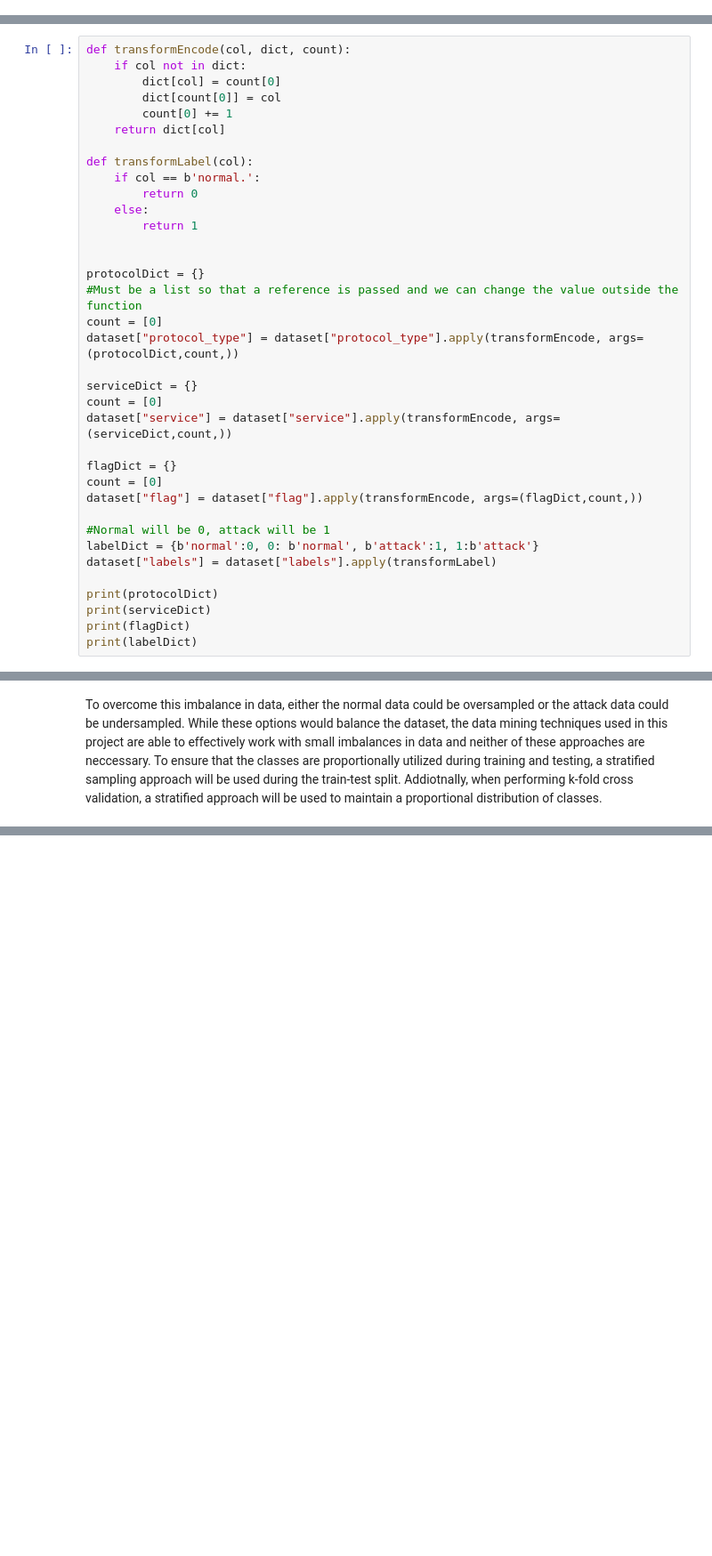
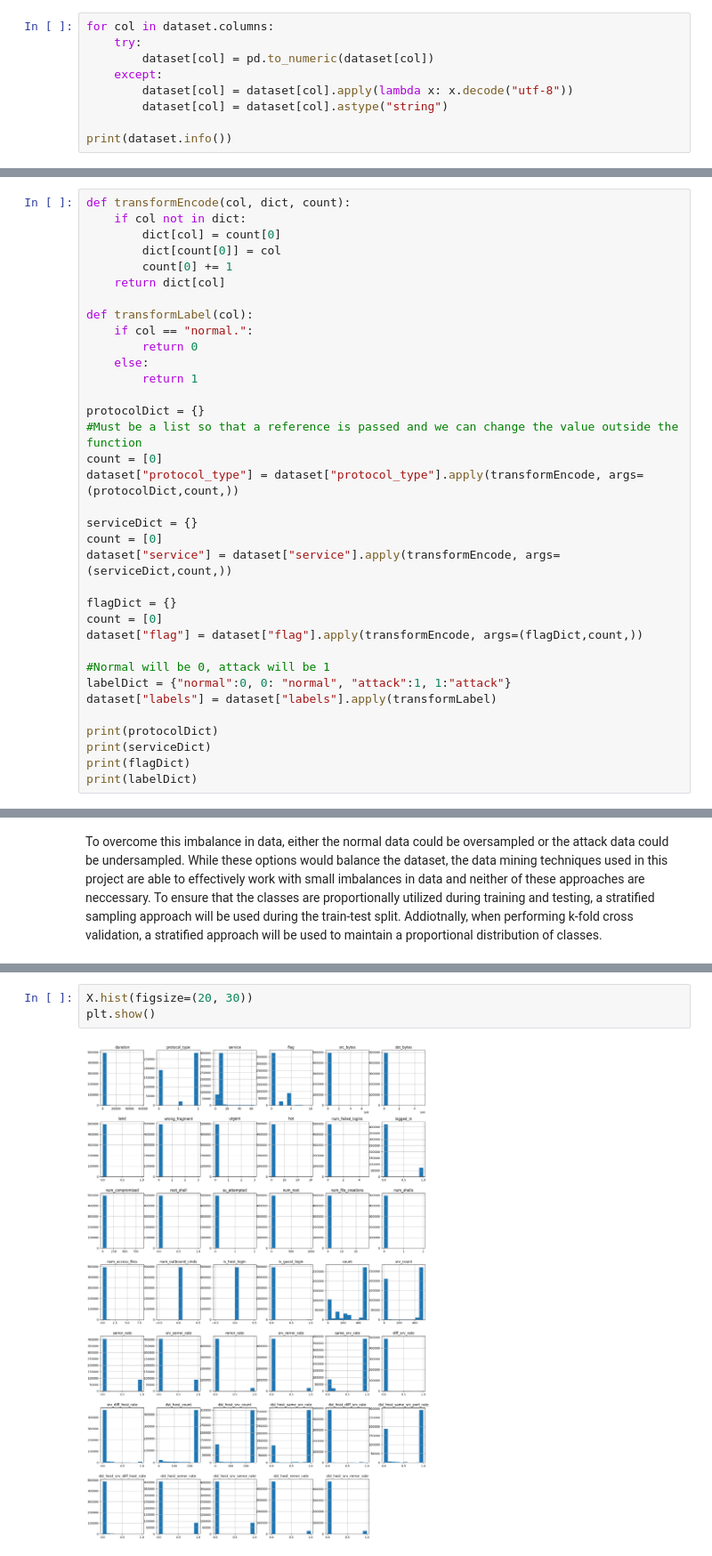
Before and after one commit to joshuakobuskie/FA24-CS634-101-Final, a Jupyter notebook: kobuskie_joshua_finalproject.ipynb, the cells around one changed output, grey strips where cells are left out. Shown at 89% size. Drawn from its saved outputs; the diff is of its cells as text; blank space fills up the shorter version.

Commit message:
feat: add histograms

```diff
--- a/kobuskie_joshua_finalproject.ipynb
+++ b/kobuskie_joshua_finalproject.ipynb
@@ -59,0 +63,9 @@ Name: count, dtype: int64
+# %%
+for col in dataset.columns:
+    try:
+        dataset[col] = pd.to_numeric(dataset[col])
+    except:
+        dataset[col] = dataset[col].apply(lambda x: x.decode("utf-8"))
+        dataset[col] = dataset[col].astype("string")
+
+print(dataset.info())
@@ -68,11 +98,10 @@ def transformEncode(col, dict, count):
     return dict[col]
 
 def transformLabel(col):
-    if col == b'normal.':
+    if col == "normal.":
         return 0
     else:
         return 1
-
 
 protocolDict = {}
 #Must be a list so that a reference is passed and we can change the value outside the function
@@ -88,7 +117,7 @@ count = [0]
 dataset["flag"] = dataset["flag"].apply(transformEncode, args=(flagDict,count,))
 
 #Normal will be 0, attack will be 1
-labelDict = {b'normal':0, 0: b'normal', b'attack':1, 1:b'attack'}
+labelDict = {"normal":0, 0: "normal", "attack":1, 1:"attack"}
 dataset["labels"] = dataset["labels"].apply(transformLabel)
 
 print(protocolDict)
@@ -162,0 +194,5 @@ plt.show()
+# %%
+X.hist(figsize=(20, 30))
+plt.show()
+# %% [output]
+[figure, added]
```
Also changed, not shown: parts of 7 cells of this notebook.
